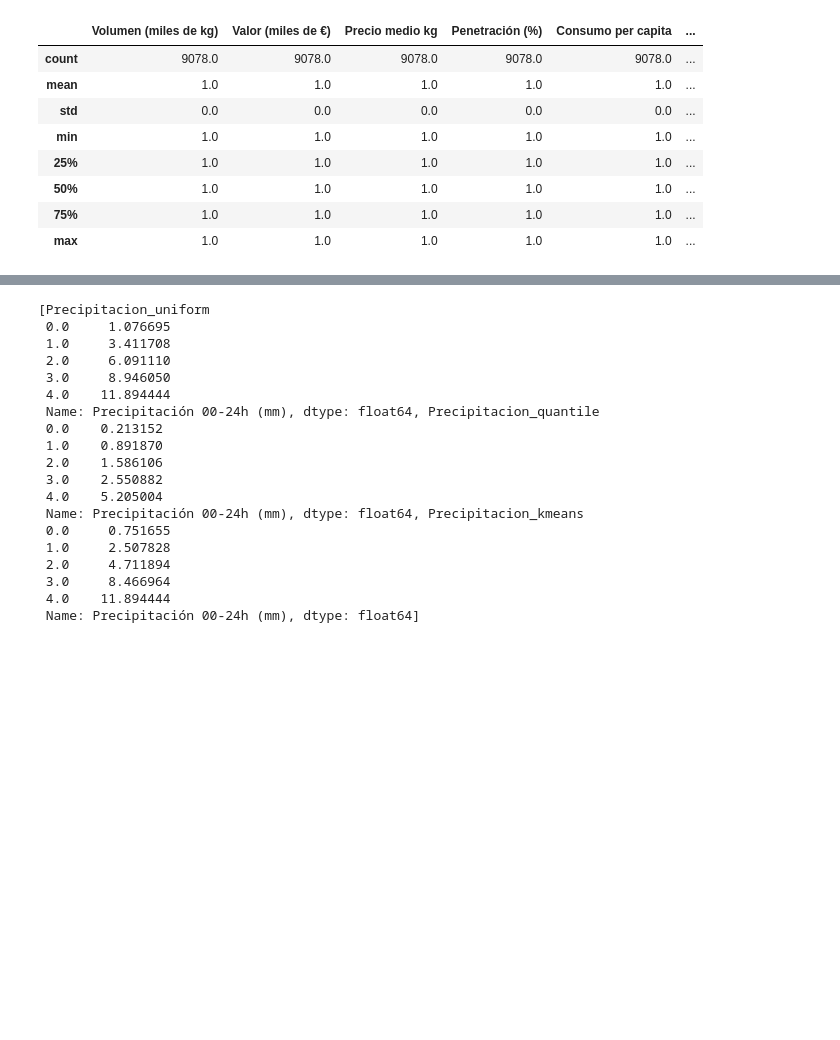
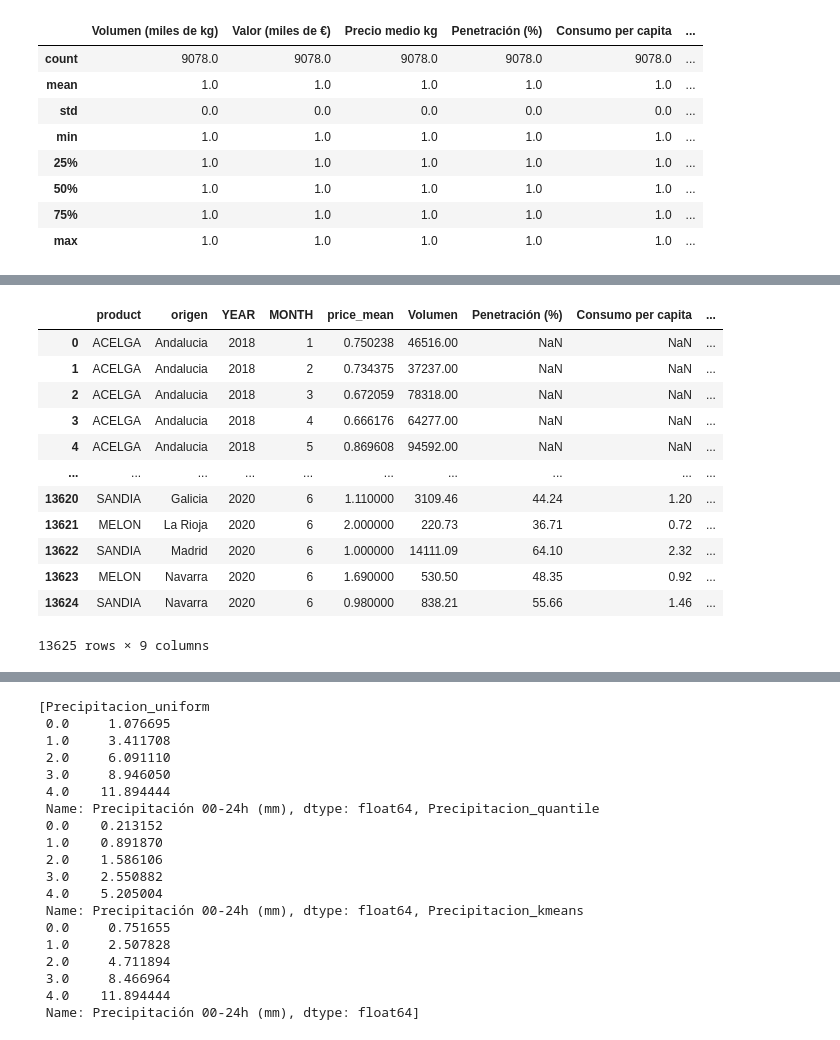
Before and after one commit to Laura-VFA/DataMining-21-22, a Jupyter notebook: DM_Entrega2.ipynb, the cells around one changed output, grey strips where cells are left out. Drawn from its saved outputs; the diff is of its cells as text; code cells hidden in the pictures; blank space fills up the shorter version.

```diff
--- a/DM_Entrega2.ipynb
+++ b/DM_Entrega2.ipynb
@@ -959,0 +915,26 @@ dat_merca_gb
+# %%
+# Nulos del resultado :(
+# Utilizar los valores del otro dataframe si en precio o volumen de alguno es nulo
+for index, row in target_data.iterrows():
+  if np.isnan(row['price_mean']):
+    target_data.at[index, 'price_mean'] =  row['Precio medio kg']
+
+  if np.isnan(row['Volumen']):
+    target_data.at[index, 'Volumen'] =  row['Volumen (miles de kg)']
+# %%
+target_data.drop(labels=['Volumen (miles de kg)', 'Precio medio kg'], axis=1, inplace=True)
+target_data
+# %% [output]
+|  | product | origen | YEAR | MONTH | price_mean | Volumen | Penetración (%) | Consumo per capita | ... |
+| 0 | ACELGA | Andalucia | 2018 | 1 | 0.750238 | 46516.00 | NaN | NaN | ... |
+| 1 | ACELGA | Andalucia | 2018 | 2 | 0.734375 | 37237.00 | NaN | NaN | ... |
+| 2 | ACELGA | Andalucia | 2018 | 3 | 0.672059 | 78318.00 | NaN | NaN | ... |
+| 3 | ACELGA | Andalucia | 2018 | 4 | 0.666176 | 64277.00 | NaN | NaN | ... |
+| 4 | ACELGA | Andalucia | 2018 | 5 | 0.869608 | 94592.00 | NaN | NaN | ... |
+| ... | ... | ... | ... | ... | ... | ... | ... | ... | ... |
+| 13620 | SANDIA | Galicia | 2020 | 6 | 1.110000 | 3109.46 | 44.24 | 1.20 | ... |
+| 13621 | MELON | La Rioja | 2020 | 6 | 2.000000 | 220.73 | 36.71 | 0.72 | ... |
+| 13622 | SANDIA | Madrid | 2020 | 6 | 1.000000 | 14111.09 | 64.10 | 2.32 | ... |
+| 13623 | MELON | Navarra | 2020 | 6 | 1.690000 | 530.50 | 48.35 | 0.92 | ... |
+| 13624 | SANDIA | Navarra | 2020 | 6 | 0.980000 | 838.21 | 55.66 | 1.46 | ... |
+13625 rows × 9 columns
```
Also changed, not shown: parts of 110 cells of this notebook.
